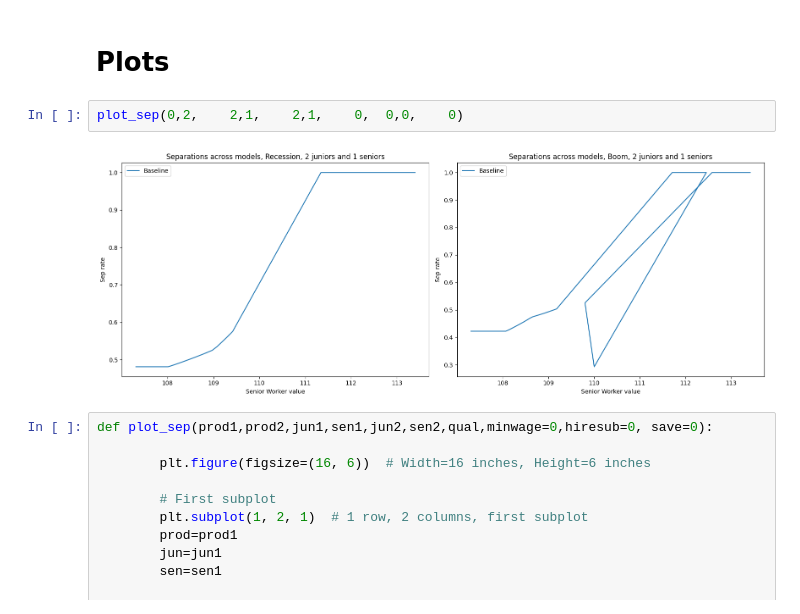
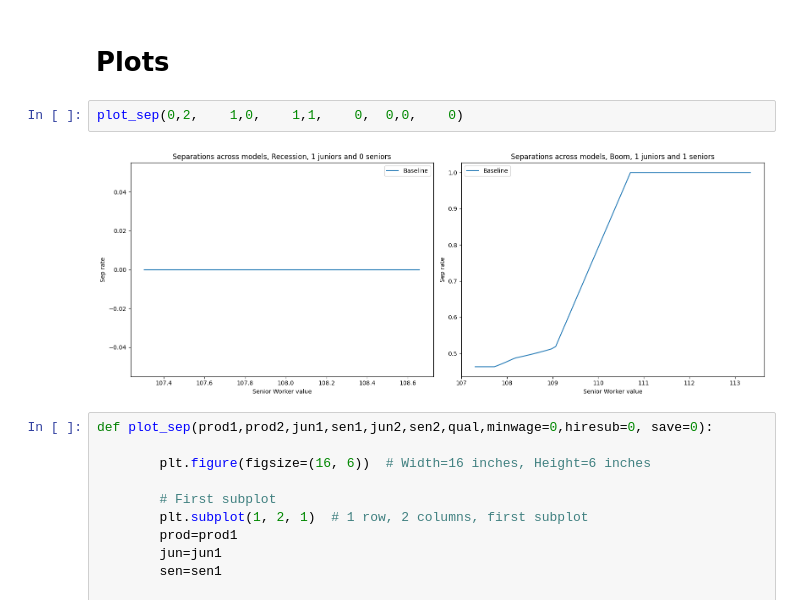
Before and after one commit to zalandru/Dynamic-Contracting-Multi-worker-Firm, a Jupyter notebook: Multiworker_wage_2steps/Initiating MWF.ipynb, the cells around one changed output. Cells and saved outputs as stored; diff of their text form.

```diff
--- a/Multiworker_wage_2steps/Initiating MWF.ipynb
+++ b/Multiworker_wage_2steps/Initiating MWF.ipynb
@@ -197,9 +196,9 @@ with open('my_objects.pkl', 'wb') as file:
 # %% [markdown]
 # Plots
 # %%
-plot_sep(0,2,    2,1,    2,1,    0,  0,0,    0)
+plot_sep(0,2,    1,0,    1,1,    0,  0,0,    0)
 # %% [output]
-[figure, old version]
+[figure, new version]
 # %%
 def plot_sep(prod1,prod2,jun1,sen1,jun2,sen2,qual,minwage=0,hiresub=0, save=0):
 
```
Also changed, not shown: parts of 4 cells of this notebook, 3 other files.
